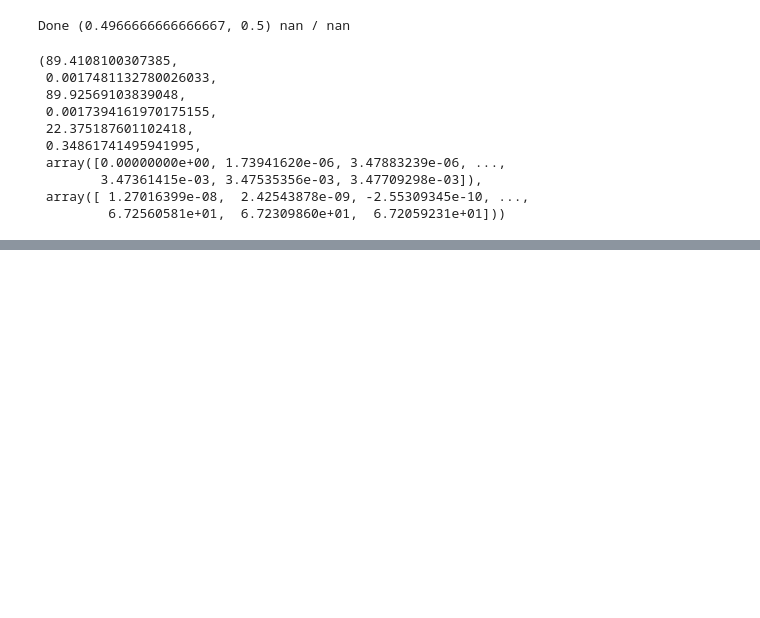
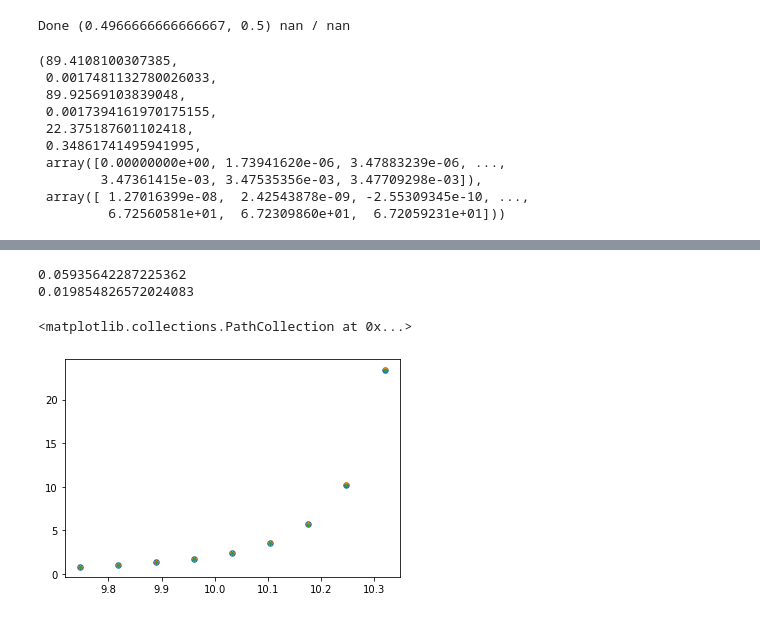
Before and after one commit to carlidel/more_about_nekhoroshev_diffusion, a Jupyter notebook: linearization_error_quantification_and_fits.ipynb, the cells around one changed output, grey strips where cells are left out. Drawn from its saved outputs; the diff is of its cells as text; code cells hidden in the pictures; blank space fills up the shorter version.

```diff
--- a/linearization_error_quantification_and_fits.ipynb
+++ b/linearization_error_quantification_and_fits.ipynb
@@ -562,0 +589,18 @@ array([[ 1.09449777e-07, -3.24923860e-09],
+# %%
+test_1 = np.array([current_peak_value(x[0], x[1], I_star, exponent, 1/scipy.integrate.quad(lambda x: D(x, I_star, exponent), 0.0, x[1])[0]) for x in x_list])
+test_2 = np.array([[current_peak_value(x[0], x[1], popt[0], popt[1], 1/scipy.integrate.quad(lambda x: D(x, popt[0], popt[1]), 0.0, x[1])[0]) for x in x_list]])
+
+print(np.sqrt(np.sum(np.power(test_1 - y_module, 2))))
+print(np.sqrt(np.sum(np.power(test_2 - y_module, 2))))
+# %% [output]
+0.05935642287225362
+0.019854826572024083
+# %%
+plt.figure()
+plt.scatter([x[0] for x in x_list], y_module, s=30)
+plt.scatter([x[0] for x in x_list], [current_peak_value(x[0], x[1], I_star, exponent, 1/scipy.integrate.quad(lambda x: D(x, I_star, exponent), 0.0, x[1])[0]) for x in x_list], s=20, marker="*")
+plt.scatter([x[0] for x in x_list], [current_peak_value(x[0], x[1], popt[0], popt[1], 1/scipy.integrate.quad(lambda x: D(x, popt[0], popt[1]), 0.0, x[1])[0]) for x in x_list], s=5, marker="x")
+#plt.yscale("log")
+# %% [output]
+<matplotlib.collections.PathCollection at 0x...>
+[figure, added]
```
Also changed, not shown: parts of 23 cells of this notebook, 3 other files.
